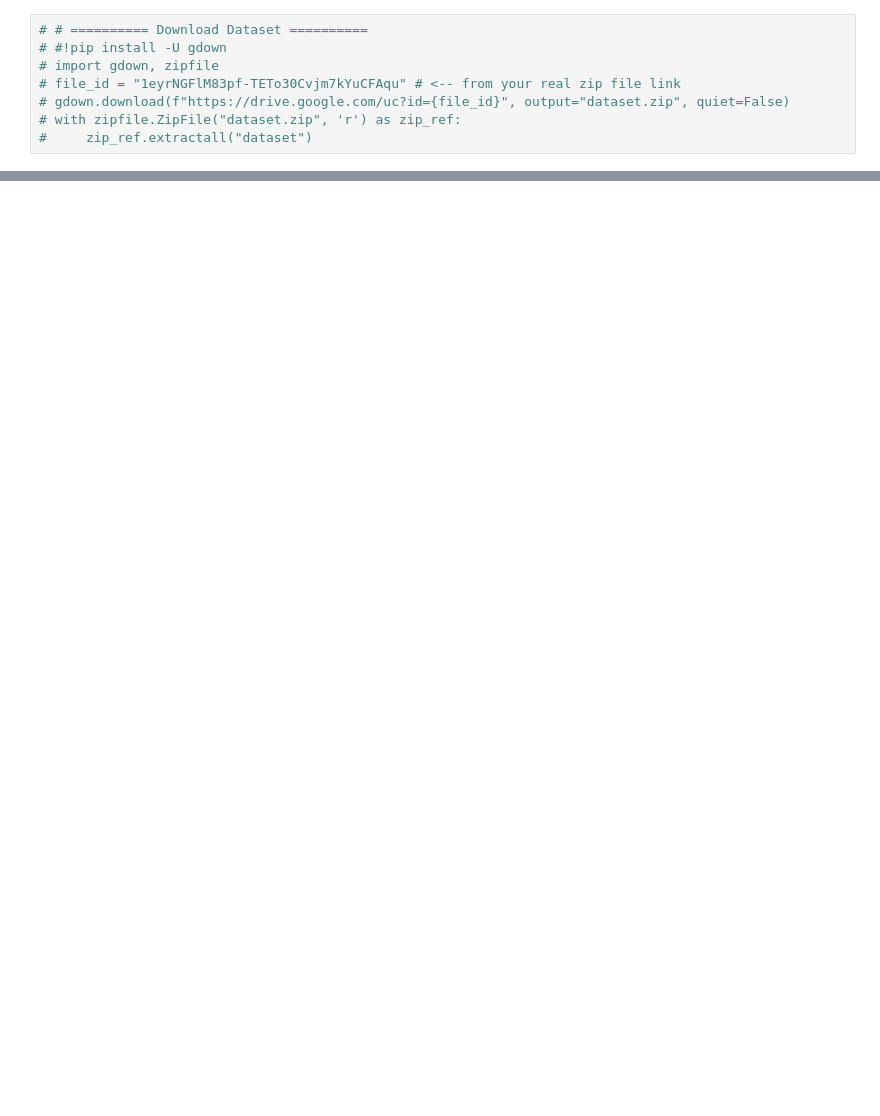
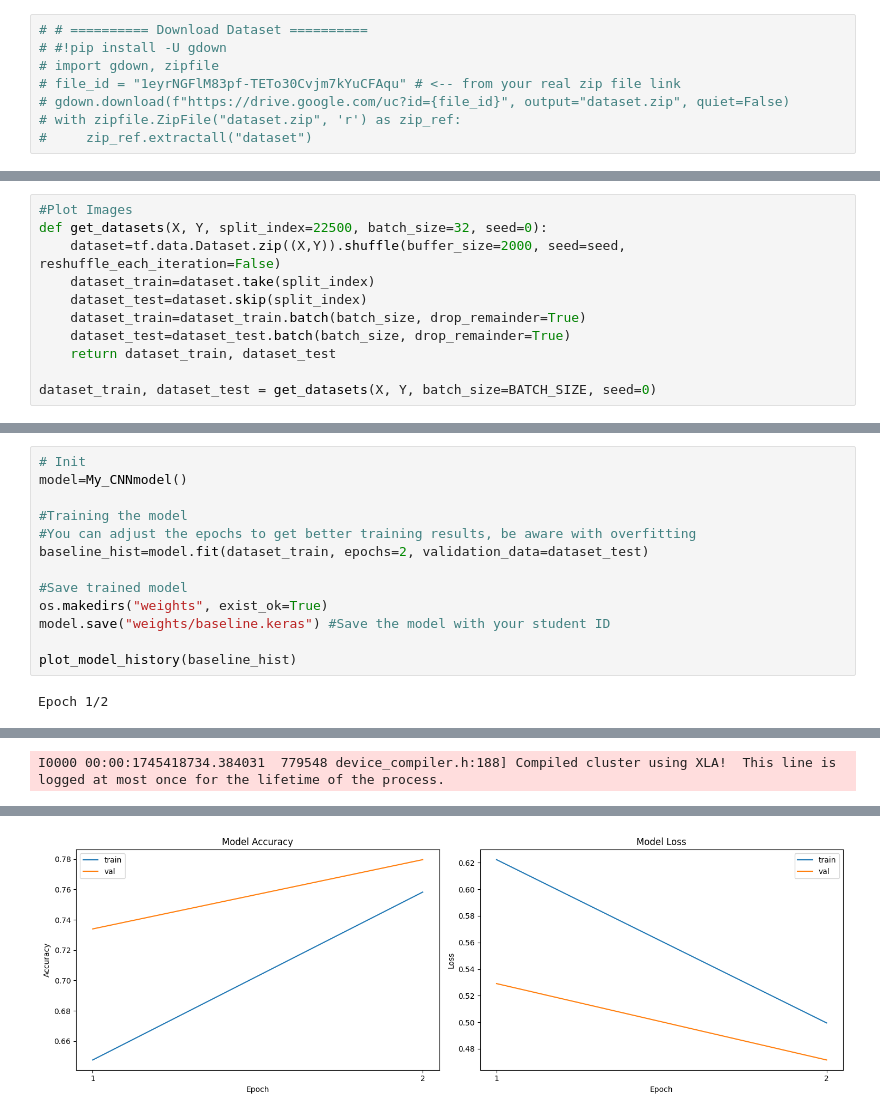
Before and after one commit to NightLightTw/ML-Labs, a Jupyter notebook: Labs6/313605013_Lab6_Homework.ipynb, the cells around one changed output, grey strips where cells are left out. Saved outputs shown, nothing was run; the diff lists cells and outputs as text; blank space fills up the shorter version.

```diff
--- a/Labs6/313605013_Lab6_Homework.ipynb
+++ b/Labs6/313605013_Lab6_Homework.ipynb
@@ -72 +98,12 @@ print("Shape of Y in data:", Y)
+# %%
+#Plot Images
+def get_datasets(X, Y, split_index=22500, batch_size=32, seed=0):
+    dataset=tf.data.Dataset.zip((X,Y)).shuffle(buffer_size=2000, seed=seed, reshuffle_each_iteration=False)
+    dataset_train=dataset.take(split_index)
+    dataset_test=dataset.skip(split_index)
+    dataset_train=dataset_train.batch(batch_size, drop_remainder=True)
+    dataset_test=dataset_test.batch(batch_size, drop_remainder=True)
+    return dataset_train, dataset_test
+
+dataset_train, dataset_test = get_datasets(X, Y, batch_size=BATCH_SIZE, seed=0)
 # %%
@@ -155,0 +203,15 @@ plot_model_history(hist)
+# %%
+# Init
+model=My_CNNmodel()
+
+#Training the model
+#You can adjust the epochs to get better training results, be aware with overfitting
+baseline_hist=model.fit(dataset_train, epochs=2, validation_data=dataset_test)
+
+#Save trained model
+os.makedirs("weights", exist_ok=True)
+model.save("weights/baseline.keras") #Save the model with your student ID
+
+plot_model_history(baseline_hist)
+# %% [output]
+Epoch 1/2
@@ -155,0 +227 @@ plot_model_history(hist)
+I0000 00:00:1745418734.384031  779548 device_compiler.h:188] Compiled cluster using XLA!  This line is logged at most once for the lifetime of the process.
@@ -156 +231,2 @@ plot_model_history(hist)
+[figure, added]
 # %%
```
Also changed, not shown: parts of 16 cells of this notebook, 1 other file.
